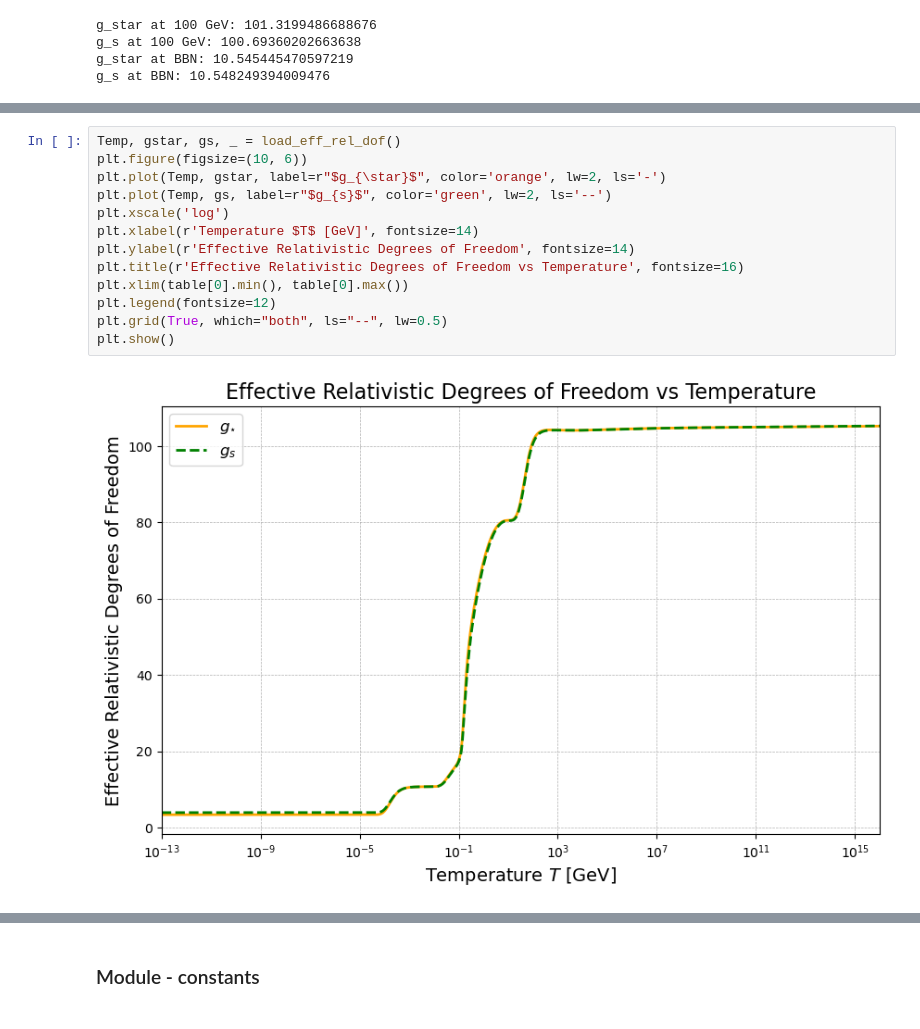
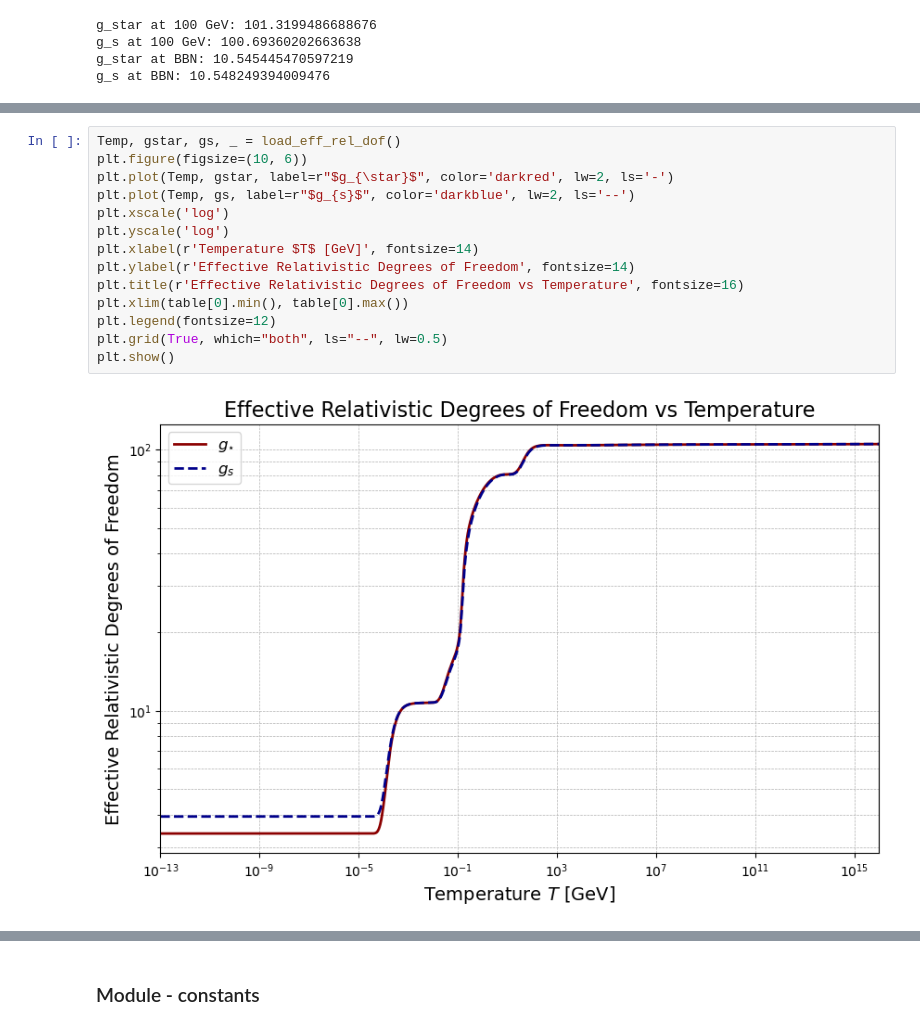
Before and after one commit to athul104/GWInSpect, a Jupyter notebook: examples/tutorial_gwinspect.ipynb, the cells around one changed output, grey strips where cells are left out. Drawn from its saved outputs; the diff is of its cells as text.

```diff
--- a/examples/tutorial_gwinspect.ipynb
+++ b/examples/tutorial_gwinspect.ipynb
@@ -353,15 +418,16 @@ print(len(table[:][0]))
 # %%
 Temp, gstar, gs, _ = load_eff_rel_dof()
 plt.figure(figsize=(10, 6))
-plt.plot(Temp, gstar, label=r"$g_{\star}$", color='orange', lw=2, ls='-')
-plt.plot(Temp, gs, label=r"$g_{s}$", color='green', lw=2, ls='--')
+plt.plot(Temp, gstar, label=r"$g_{\star}$", color='darkred', lw=2, ls='-')
+plt.plot(Temp, gs, label=r"$g_{s}$", color='darkblue', lw=2, ls='--')
 plt.xscale('log')
+plt.yscale('log')
 plt.xlabel(r'Temperature $T$ [GeV]', fontsize=14)
 plt.ylabel(r'Effective Relativistic Degrees of Freedom', fontsize=14)
 plt.title(r'Effective Relativistic Degrees of Freedom vs Temperature', fontsize=16)
 plt.xlim(table[0].min(), table[0].max())
 plt.legend(fontsize=12)
 plt.grid(True, which="both", ls="--", lw=0.5)
 plt.show()
 # %% [output]
-[figure, old version]
+[figure, new version]
```
Also changed, not shown: parts of 18 cells of this notebook, 2 other files.
